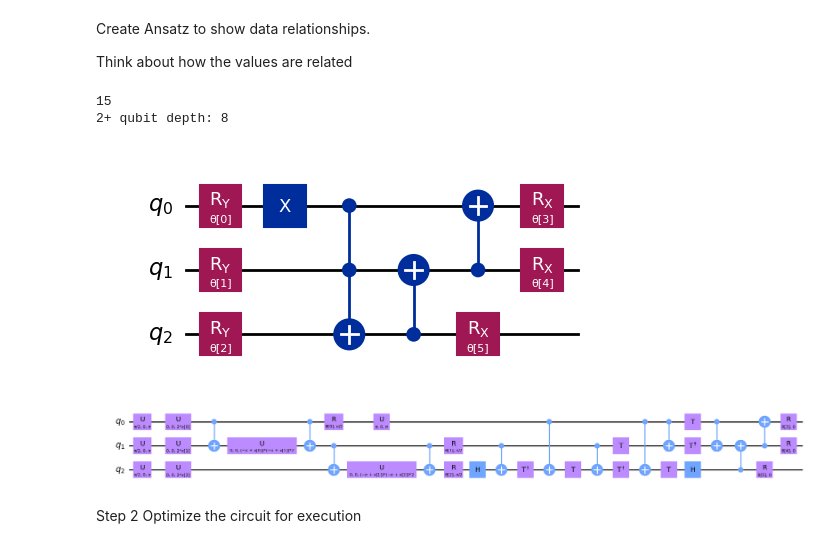
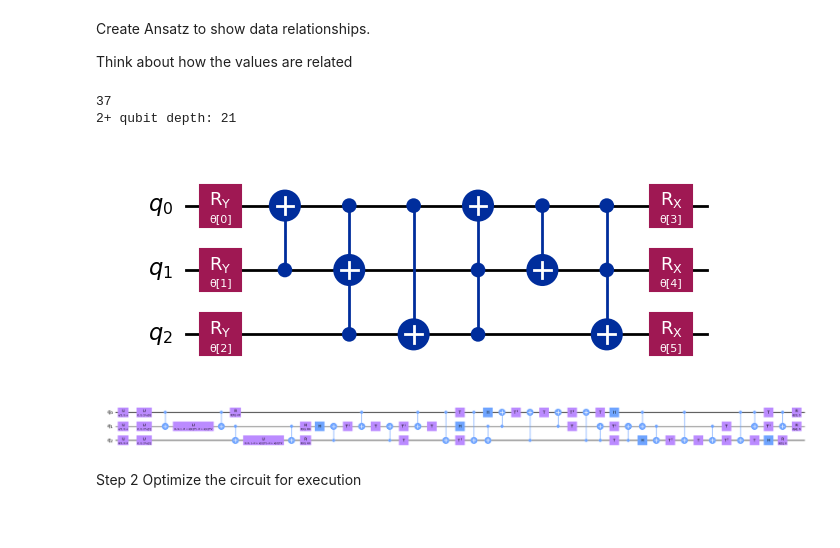
Before and after one commit to peoplesinc/air-pollution-data, a Jupyter notebook: baltimore-figures/baltimore_qml.ipynb, the cells around one changed output. Saved outputs shown, nothing was run; the diff lists cells and outputs as text; code cells hidden in the pictures.

Commit message:
Added ansatz notes

```diff
--- a/baltimore-figures/baltimore_qml.ipynb
+++ b/baltimore-figures/baltimore_qml.ipynb
@@ -486,26 +471,28 @@ Think about how the values are related
 # %%
 # Import the necessary packages
 from qiskit import QuantumCircuit
 
 # Here is a list of qubit pairs between which we want CNOT gates. The choice of these is not yet obvious.
 # Change this to include ALL of the demographic group qubits
-#qnn_cnot_list = [[0,2],[0,1],[1,3],[3,2],[2,1],[3,0]]
-qnn_cnot_list = [[0], [0,1,2], [2,1],[1,0]]
-#qnn_cnot_list = [[6, 0], [8, 1], [8, 2]]
+
+#qnn_cnot_list = [[0], [0,1,2], [2,1],[1,0]] # Ansatz 2
+#qnn_cnot_list =  [ [0,2,1],[1,2], [2,0],[0, 1],[0,1,2] ] #Ansatz 1
+#qnn_cnot_list = [ [0,1], [1,2], [2,1,0], [0,1,2]] #Ansatz 3
+qnn_cnot_list = [[1,0], [0,2,1], [0,2], [2,1,0],[0, 1],[0,1,2]] #Ansatz
 
 ansatz = create_ansatz_circuit(qubits=num_qubits, gate_list=qnn_cnot_list)
 # Check the circuit depth, and the two-qubit gate depth
 print(ansatz.decompose().depth())
 print(
     f"2+ qubit depth: {ansatz.decompose().depth(lambda instr: len(instr.qubits) > 1)}"
 )
 
 # Draw the circuit
 ansatz.draw("mpl")
 # %% [output]
-15
-2+ qubit depth: 8
+37
+2+ qubit depth: 21
-[figure, old version]
+[figure, new version]
 # %%
 # QNN ansatz
 
@@ -518,7 +505,7 @@ full_circuit.compose(ansatz, range(num_qubits), inplace=True)
 # Display the circuit
 full_circuit.decompose().draw("mpl", style="clifford", fold=-1)
 # %% [output]
-[figure, old version]
+[figure, new version]
 # %% [markdown]
 Step 2
 Optimize the circuit for execution
```
Also changed, not shown: parts of 9 cells of this notebook.
